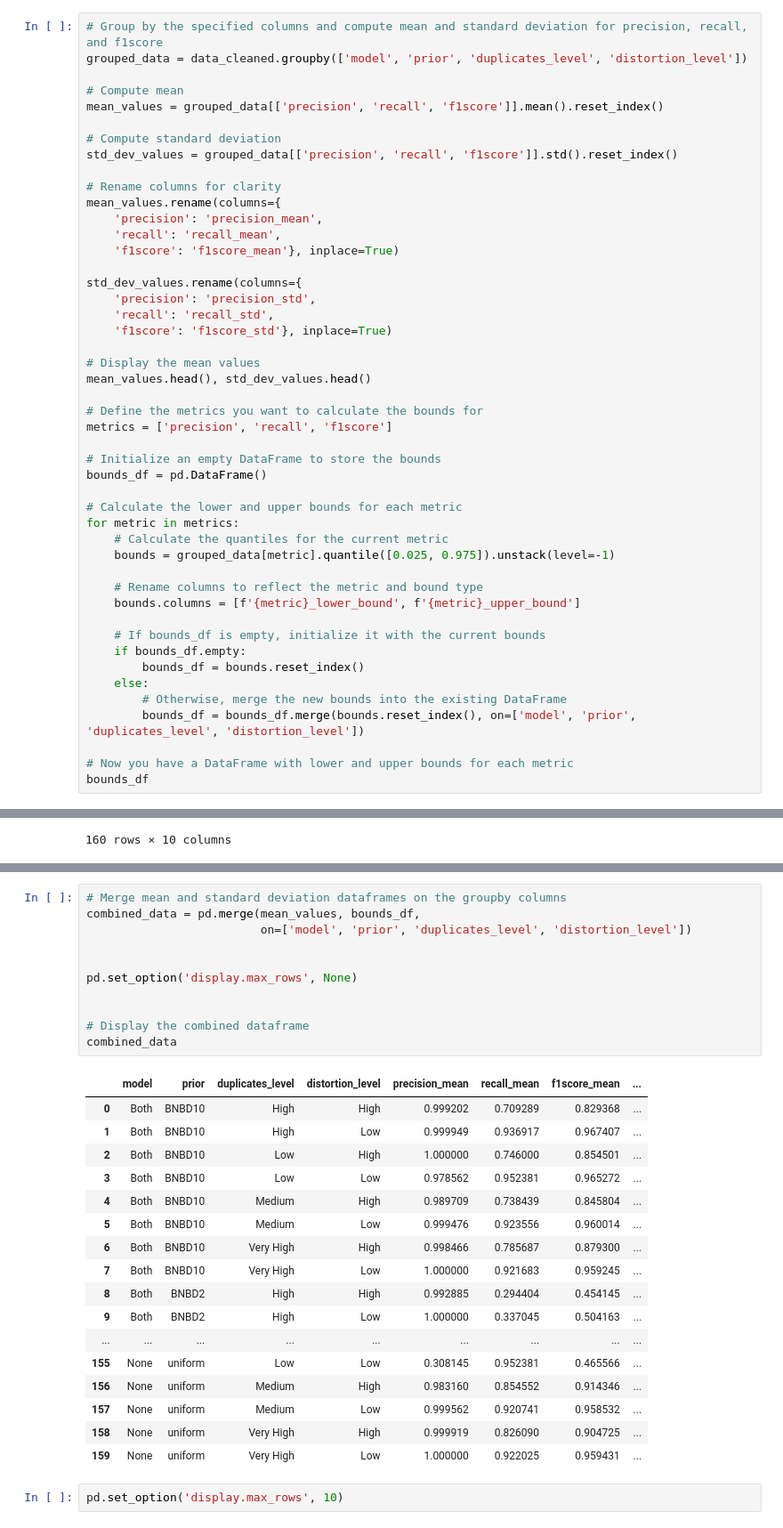
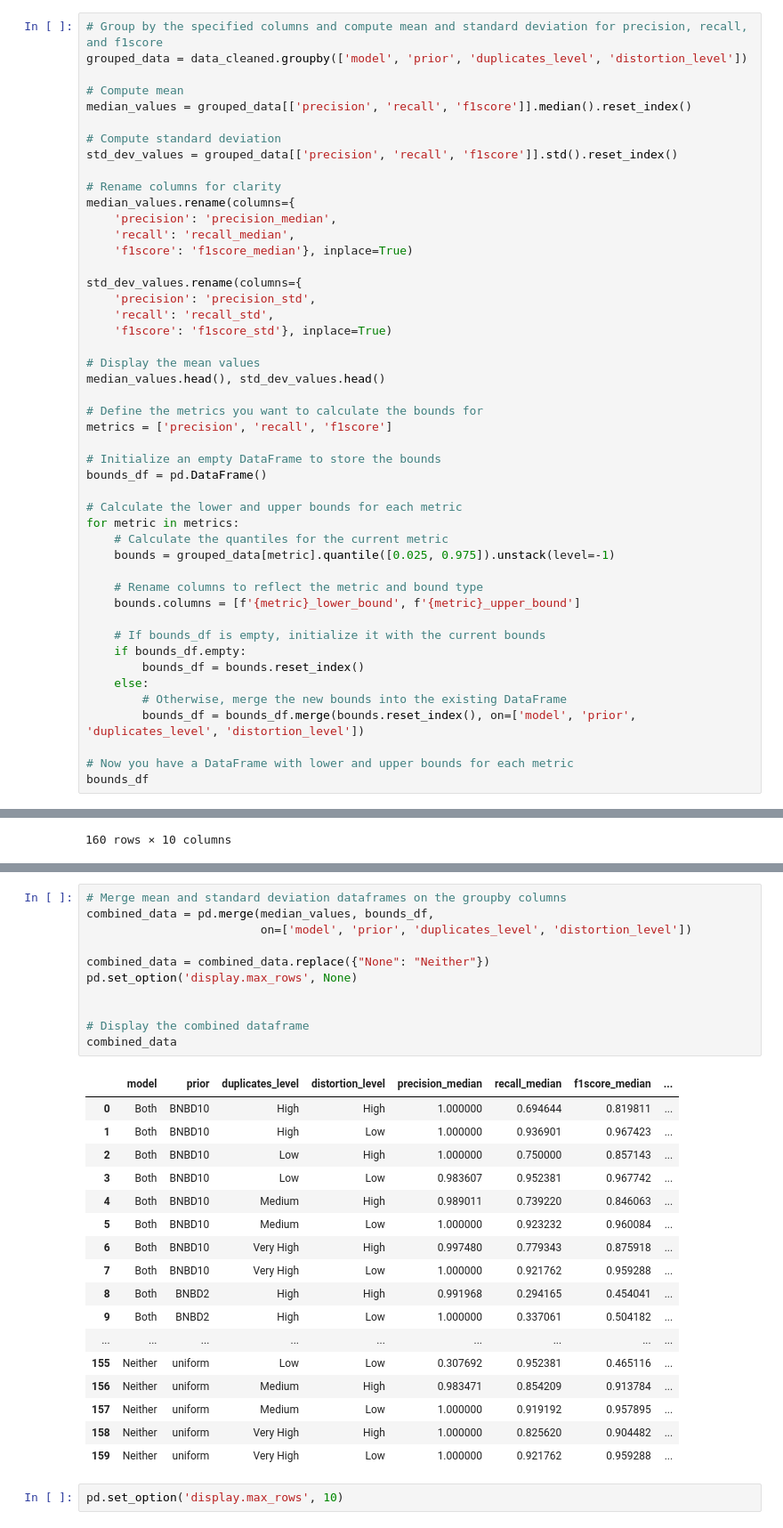
Before and after one commit to Emily0630/exchanger_data_collector, a Jupyter notebook: clean_data_withBNBD.ipynb, the cells around one changed output, grey strips where cells are left out. Shown: that part at 89% size. Cells and saved outputs as stored; diff of their text form.

```diff
--- a/clean_data.ipynb
+++ b/clean_data_withBNBD.ipynb
@@ -287,16 +287,16 @@ pd.set_option('display.max_rows', 10)
 grouped_data = data_cleaned.groupby(['model', 'prior', 'duplicates_level', 'distortion_level'])
 
 # Compute mean
-mean_values = grouped_data[['precision', 'recall', 'f1score']].mean().reset_index()
+median_values = grouped_data[['precision', 'recall', 'f1score']].median().reset_index()
 
 # Compute standard deviation
 std_dev_values = grouped_data[['precision', 'recall', 'f1score']].std().reset_index()
 
 # Rename columns for clarity
-mean_values.rename(columns={
-    'precision': 'precision_mean',
-    'recall': 'recall_mean',
-    'f1score': 'f1score_mean'}, inplace=True)
+median_values.rename(columns={
+    'precision': 'precision_median',
+    'recall': 'recall_median',
+    'f1score': 'f1score_median'}, inplace=True)
 
 std_dev_values.rename(columns={
     'precision': 'precision_std',
@@ -304,7 +304,7 @@ std_dev_values.rename(columns={
     'f1score': 'f1score_std'}, inplace=True)
 
 # Display the mean values
-mean_values.head(), std_dev_values.head()
+median_values.head(), std_dev_values.head()
 
 # Define the metrics you want to calculate the bounds for
 metrics = ['precision', 'recall', 'f1score']
@@ -350,32 +346,32 @@ mean_values.shape
 # %%
 # Merge mean and standard deviation dataframes on the groupby columns
-combined_data = pd.merge(mean_values, bounds_df,
+combined_data = pd.merge(median_values, bounds_df,
                          on=['model', 'prior', 'duplicates_level', 'distortion_level'])
 
-
+combined_data = combined_data.replace({"None": "Neither"})
 pd.set_option('display.max_rows', None)
 
 
 # Display the combined dataframe
 combined_data
 # %% [output]
-|  | model | prior | duplicates_level | distortion_level | precision_mean | recall_mean | f1score_mean | ... |
-| 0 | Both | BNBD10 | High | High | 0.999202 | 0.709289 | 0.829368 | ... |
-| 1 | Both | BNBD10 | High | Low | 0.999949 | 0.936917 | 0.967407 | ... |
-| 2 | Both | BNBD10 | Low | High | 1.000000 | 0.746000 | 0.854501 | ... |
-| 3 | Both | BNBD10 | Low | Low | 0.978562 | 0.952381 | 0.965272 | ... |
-| 4 | Both | BNBD10 | Medium | High | 0.989709 | 0.738439 | 0.845804 | ... |
-| 5 | Both | BNBD10 | Medium | Low | 0.999476 | 0.923556 | 0.960014 | ... |
-| 6 | Both | BNBD10 | Very High | High | 0.998466 | 0.785687 | 0.879300 | ... |
-| 7 | Both | BNBD10 | Very High | Low | 1.000000 | 0.921683 | 0.959245 | ... |
-| 8 | Both | BNBD2 | High | High | 0.992885 | 0.294404 | 0.454145 | ... |
-| 9 | Both | BNBD2 | High | Low | 1.000000 | 0.337045 | 0.504163 | ... |
+|  | model | prior | duplicates_level | distortion_level | precision_median | recall_median | f1score_median | ... |
+| 0 | Both | BNBD10 | High | High | 1.000000 | 0.694644 | 0.819811 | ... |
+| 1 | Both | BNBD10 | High | Low | 1.000000 | 0.936901 | 0.967423 | ... |
+| 2 | Both | BNBD10 | Low | High | 1.000000 | 0.750000 | 0.857143 | ... |
+| 3 | Both | BNBD10 | Low | Low | 0.983607 | 0.952381 | 0.967742 | ... |
+| 4 | Both | BNBD10 | Medium | High | 0.989011 | 0.739220 | 0.846063 | ... |
+| 5 | Both | BNBD10 | Medium | Low | 1.000000 | 0.923232 | 0.960084 | ... |
+| 6 | Both | BNBD10 | Very High | High | 0.997480 | 0.779343 | 0.875918 | ... |
+| 7 | Both | BNBD10 | Very High | Low | 1.000000 | 0.921762 | 0.959288 | ... |
+| 8 | Both | BNBD2 | High | High | 0.991968 | 0.294165 | 0.454041 | ... |
+| 9 | Both | BNBD2 | High | Low | 1.000000 | 0.337061 | 0.504182 | ... |
 | ... | ... | ... | ... | ... | ... | ... | ... | ... |
-| 155 | None | uniform | Low | Low | 0.308145 | 0.952381 | 0.465566 | ... |
-| 156 | None | uniform | Medium | High | 0.983160 | 0.854552 | 0.914346 | ... |
-| 157 | None | uniform | Medium | Low | 0.999562 | 0.920741 | 0.958532 | ... |
-| 158 | None | uniform | Very High | High | 0.999919 | 0.826090 | 0.904725 | ... |
-| 159 | None | uniform | Very High | Low | 1.000000 | 0.922025 | 0.959431 | ... |
+| 155 | Neither | uniform | Low | Low | 0.307692 | 0.952381 | 0.465116 | ... |
+| 156 | Neither | uniform | Medium | High | 0.983471 | 0.854209 | 0.913784 | ... |
+| 157 | Neither | uniform | Medium | Low | 1.000000 | 0.919192 | 0.957895 | ... |
+| 158 | Neither | uniform | Very High | High | 1.000000 | 0.825620 | 0.904482 | ... |
+| 159 | Neither | uniform | Very High | Low | 1.000000 | 0.921762 | 0.959288 | ... |
 # %%
 pd.set_option('display.max_rows', 10)
 # %%
```
Also changed, not shown: parts of 1 cell of this notebook, 5 other files.
